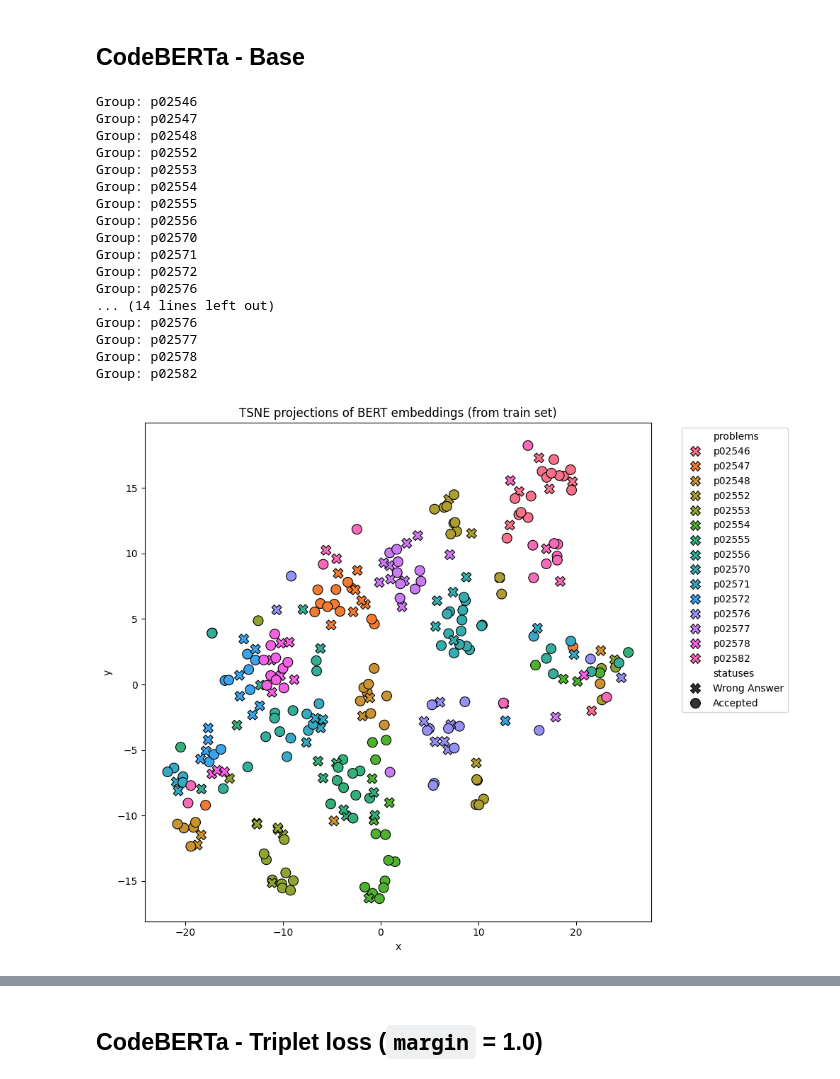
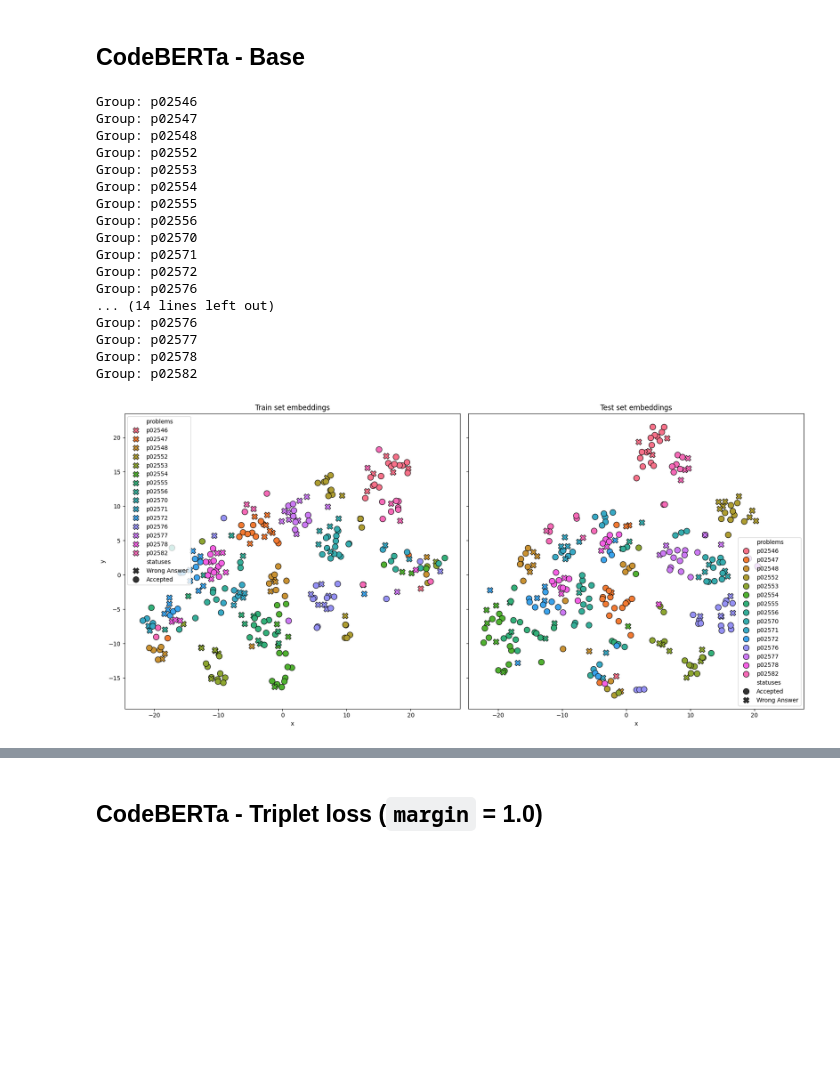
Before and after one commit to VerebicsPeter/CodeSim, a Jupyter notebook: notebooks/embedding_visualization.ipynb, the cells around one changed output, grey strips where cells are left out. Cells and saved outputs as stored; diff of their text form; code cells hidden in the pictures; blank space fills up the shorter version.

```diff
--- a/notebooks/embedding_visualization.ipynb
+++ b/notebooks/embedding_visualization.ipynb
@@ -109,29 +150,34 @@ def visualize(model, tokenizer, train_df, test_df):
     tsne_2 = TSNE(n_components=2, random_state=42)
     reduced_embeddings_2 = tsne_2.fit_transform(np.stack(embs_2))
 
-    plot_reduced_embeddings(reduced_embeddings_1, lbls_1, stss_1, "TSNE projections of BERT embeddings (from train set)")
-    plot_reduced_embeddings(reduced_embeddings_2, lbls_2, stss_2, "TSNE projections of BERT embeddings (from test set)")
+    plot_two_reduced_embeddings(
+        reduced_embeddings_1, lbls_1, stss_1,
+        reduced_embeddings_2, lbls_2, stss_2,
+        "Train set embeddings", "Test set embeddings"
+    )
+    #plot_reduced_embeddings(reduced_embeddings_1, lbls_1, stss_1, "TSNE projections of BERT embeddings (from train set)")
+    #plot_reduced_embeddings(reduced_embeddings_2, lbls_2, stss_2, "TSNE projections of BERT embeddings (from test set)")
 # %% [markdown]
 ## CodeBERTa - Base
 # %%
-model = train.CodeSimSBertTripletENC(bert)
+model = train.CodeSimContrastiveEncoder(bert)
 visualize(model, bert_tokenizer, train_df, test_df)
 # %% [output]
 Group: p02546
 Group: p02547
 Group: p02548
 Group: p02552
 Group: p02553
 Group: p02554
 Group: p02555
 Group: p02556
 Group: p02570
 Group: p02571
 Group: p02572
 Group: p02576
 ... (14 lines left out)
 Group: p02576
 Group: p02577
 Group: p02578
 Group: p02582
-[figure, old version]
+[figure, new version]
```
Also changed, not shown: parts of 6 cells of this notebook, 5 other files.
